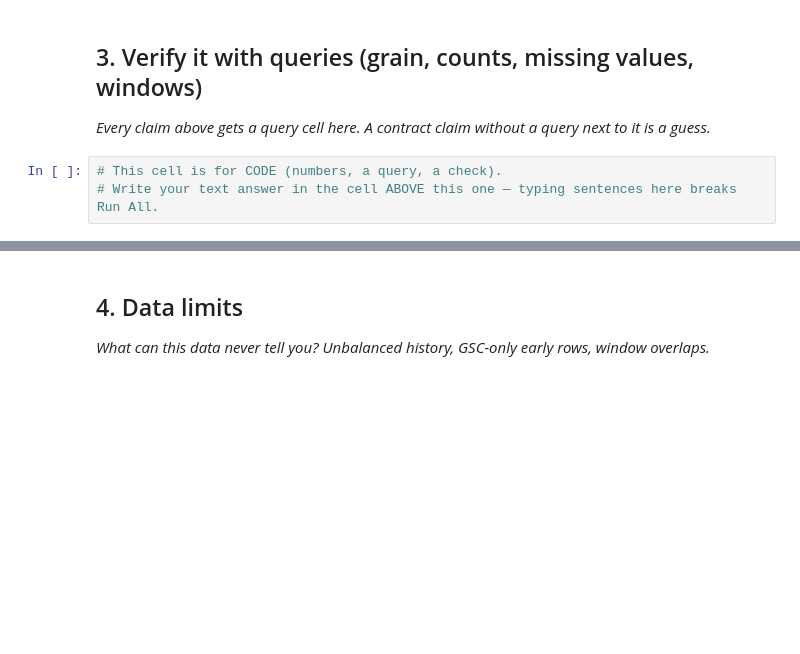
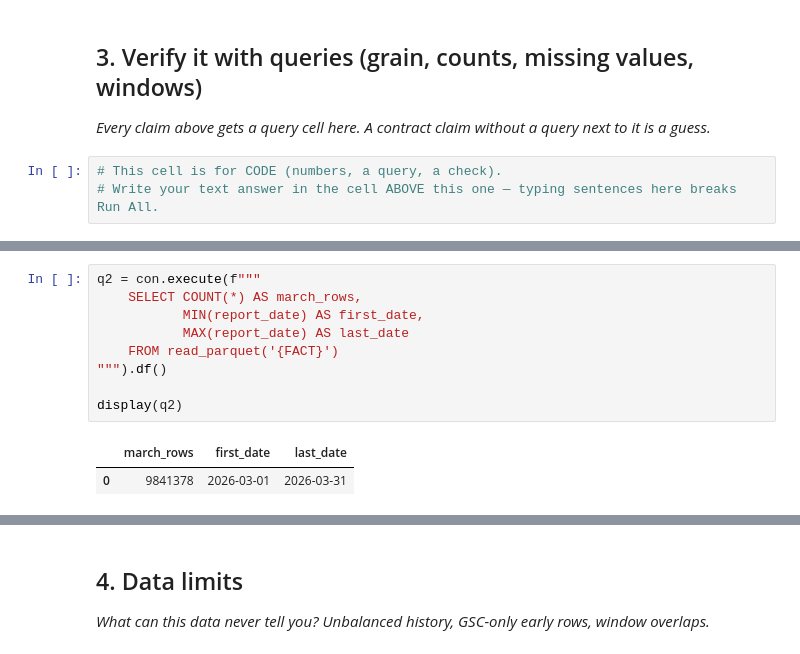
Before and after one commit to kundanmrj5-dev/Flyrrank-ml-Internship, a Jupyter notebook: work/notebooks/w03_data_contract.ipynb, the cells around one changed output, grey strips where cells are left out. Saved outputs shown, nothing was run; the diff lists cells and outputs as text; blank space fills up the shorter version.

```diff
--- a/work/notebooks/w03_data_contract.ipynb
+++ b/work/notebooks/w03_data_contract.ipynb
@@ -29,0 +106,12 @@ This skeleton is yours to fill. Work the sections **in order** — each one has
+# %%
+q2 = con.execute(f"""
+    SELECT COUNT(*) AS march_rows,
+           MIN(report_date) AS first_date,
+           MAX(report_date) AS last_date
+    FROM read_parquet('{FACT}')
+""").df()
+
+display(q2)
+# %% [output]
+|  | march_rows | first_date | last_date |
+| 0 | 9841378 | 2026-03-01 | 2026-03-31 |
```
Also changed, not shown: parts of 10 cells of this notebook.
